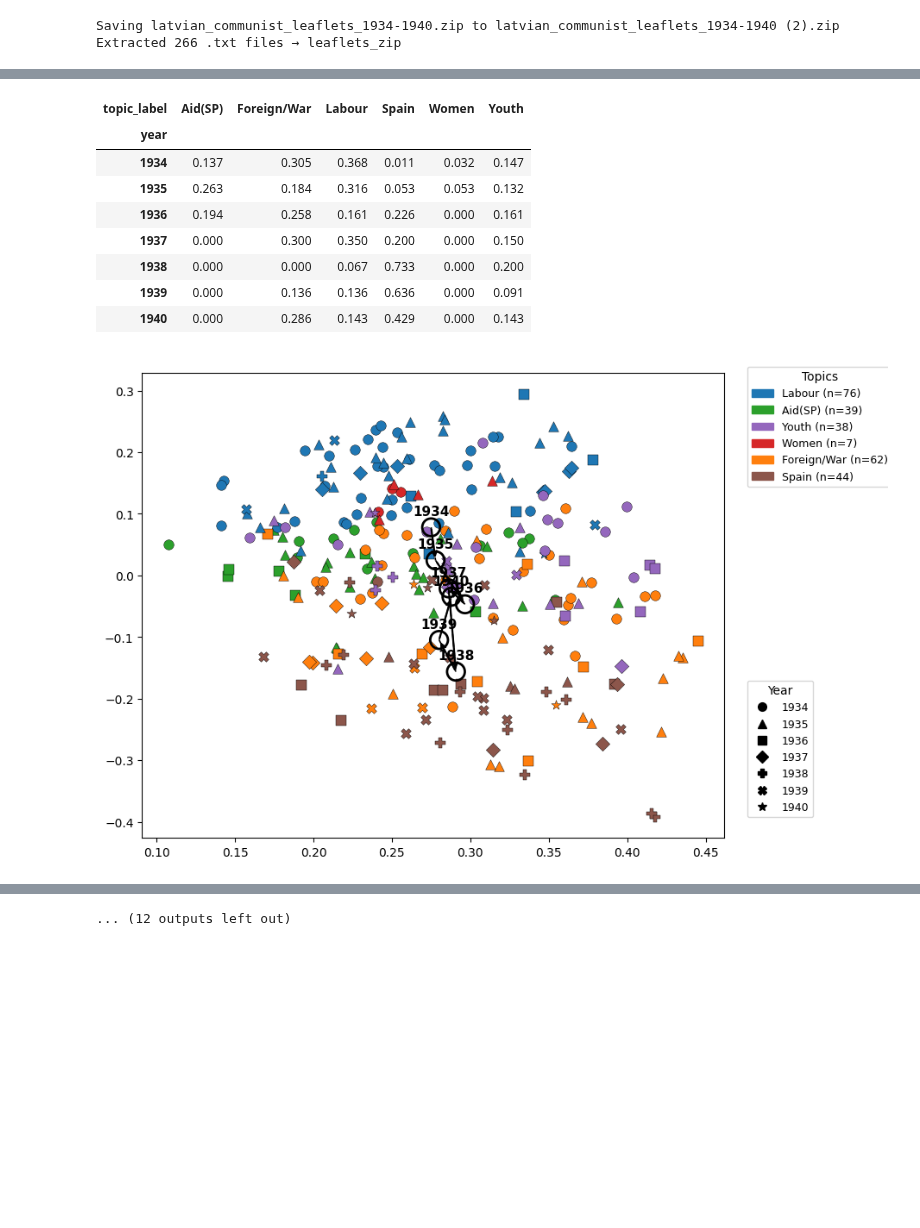
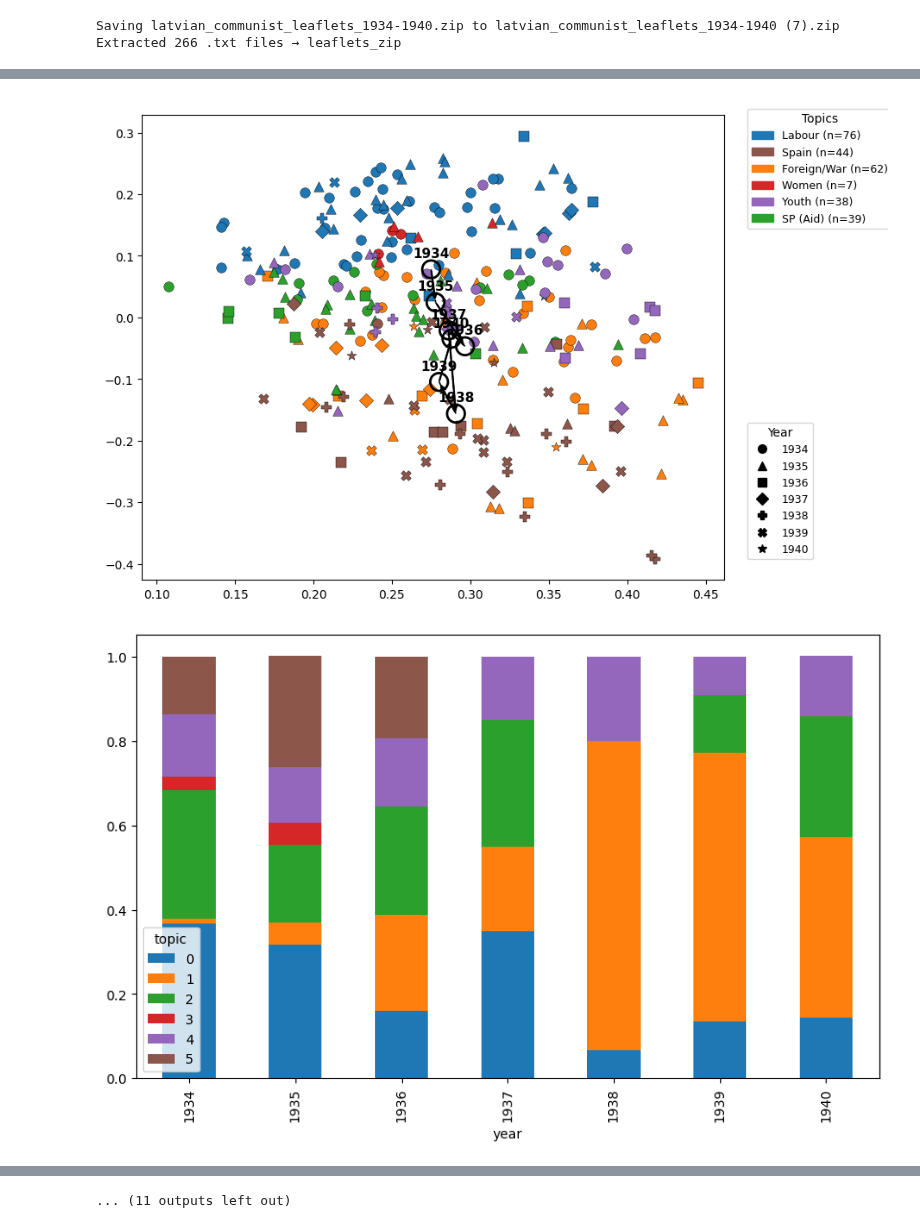
Before and after one commit to Vladusty/latvian-communist-leaflet-corpus-1934-1940, a Jupyter notebook: notebooks/leaflet_tfidf_topic_modeling_nmf_notebook/leaflet_tfidf_topic_modeling_nmf_1934_1940.ipynb, the cells around one changed output, grey strips where cells are left out. Drawn from its saved outputs; the diff is of its cells as text; code cells hidden in the pictures; blank space fills up the shorter version.

```diff
--- a/notebooks/leaflet_tfidf_topic_modeling_nmf_notebook/leaflet_tfidf_topic_modeling_nmf_1934_1940.ipynb
+++ b/notebooks/leaflet_tfidf_topic_modeling_nmf_notebook/leaflet_tfidf_topic_modeling_nmf_1934_1940.ipynb
@@ -111,23 +111,24 @@ display(df[['file_name','topic','topic_score','topic_keywords']].head(10))
 # --- Semantic labels for topics by keywords ---
 import re
 
-def label_topic(words):
-    txt = " ".join(words)
-    if re.search(r'spānij|spāņu', txt):                   return 'Spain'
-    if re.search(r'\bsieviet', txt):                      return 'Women'
-    if re.search(r'sarkan|palīdz|cietum|politiesl', txt): return 'Aid(SP)'   # Sarkanā Palīdzība
-    if re.search(r'jaunatn|skol', txt):                   return 'Youth'
-    if re.search(r'sprs|padomju|kar|vāci|miers|baltij', txt): return 'Foreign/War'
-    if re.search(r'strādniek|alga|arodbiedr|bezdarb', txt):   return 'Labour'
-    return 'Other'
+topic_labels = {
+    0: 'Labour',
+    1: 'Spain',
+    2: 'Foreign/War',
+    3: 'Women',
+    4: 'Youth',
+    5: 'SP (Aid)',
+}
 
-topic_labels = {k: label_topic(topics_words[k]) for k in range(N_TOPICS)}
 df['topic_label'] = df['topic'].map(topic_labels)
 
 display(pd.DataFrame([
-    {'topic_id': k, 'label': topic_labels[k], 'top_words': ", ".join(topics_words[k][:6])}
+    {'topic_id': k,
+     'label': topic_labels[k],
+     'top_words': ", ".join(topics_words[k][:6])}
     for k in range(N_TOPICS)
 ]))
+
 
 
 # %%
@@ -167,13 +168,12 @@ x = coords[:, 0] + rng.normal(0, jitter, len(coords))
 y = -coords[:, 1] + rng.normal(0, jitter, len(coords))
 
 label_palette = {
-    'Labour':      '#1f77b4',
-    'Aid(SP)':     '#2ca02c',
-    'Youth':       '#9467bd',
-    'Women':       '#d62728',
+    'Labour':           '#1f77b4',
+    'Spain':            '#8c564b',
     'Foreign/War': '#ff7f0e',
-    'Spain':       '#8c564b',
-    'Other':       '#7f7f7f',
+    'Women':            '#d62728',
+    'Youth':            '#9467bd',
+    'SP (Aid)':         '#2ca02c',
 }
 
 def extract_year(name):
@@ -241,7 +241,6 @@ from matplotlib.lines import Line2D
 
 LEG_FONTSIZE = 9
 
-# считаем, сколько документов в каждом тематическом лейбле
 topic_counts = labels.value_counts()
 
 topic_handles = []
@@ -288,17 +287,33 @@ _ = side_ax.legend(
 
 # Topic mix by year
 tab = (df.dropna(subset=['year'])
-         .pivot_table(index='year', columns='topic_label', values='file_name', aggfunc='count', fill_value=0))
+         .pivot_table(index='year',
+                      columns='topic',
+                      values='file_name',
+                      aggfunc='count',
+                      fill_value=0))
+
 tab_pct = tab.div(tab.sum(axis=1), axis=0).round(3)
-display(tab)       # absolute
-display(tab_pct)   # relative
+tab_pct.plot(kind='bar', stacked=True, figsize=(10,6))
+
 
 # --- stacked bar (robust: fill missing topic columns with 0 and keep a fixed order)
-import matplotlib.pyplot as plt
+tab = (df.dropna(subset=['year'])
+         .pivot_table(index='year',
+                      columns='topic_label',
+                      values='file_name',
+                      aggfunc='count',
+                      fill_value=0))
+
+tab_pct = tab.div(tab.sum(axis=1), axis=0).round(3)
 
 colors = {
-    'Labour':'#1f77b4','Aid(SP)':'#2ca02c','Youth':'#9467bd',
-    'Women':'#d62728','Foreign/War':'#ff7f0e','Spain':'#8c564b','Other':'#7f7f7f'
+    'Labour':           '#1f77b4',
+    'Spain':            '#8c564b',
+    'Foreign/War': '#ff7f0e',
+    'Women':            '#d62728',
+    'Youth':            '#9467bd',
+    'SP (Aid)':         '#2ca02c',
 }
 
 tab_pct_plot = tab_pct.reindex(columns=list(colors.keys()), fill_value=0)
@@ -314,6 +329,7 @@ ax.set_xlabel('Year')
 ax.set_ylim(0, 1)
 ax.legend(bbox_to_anchor=(1.02, 1), loc='upper left')
 plt.show()
+
 
 # --- 1935 vs 1934: what words have risen and fallen ---
 import numpy as np, pandas as pd
@@ -398,7 +414,7 @@ print(f"Saved {CSV_NAME}")
 # %% [output]
 Please upload your ZIP file (with .txt leaflets inside):
 [interactive output not drawn]
-Saving latvian_communist_leaflets_1934-1940.zip to latvian_communist_leaflets_1934-1940 (2).zip
+Saving latvian_communist_leaflets_1934-1940.zip to latvian_communist_leaflets_1934-1940 (7).zip
 Extracted 266 .txt files → leaflets_zip
 |  | file_name | raw | text | clean |
 | 0 | revl-n154-LKP_CK_LKJS_CK_LSSZP_CK... | id: 154\nfile_name: revl-n154-LKP... | Bez cīņas nav uzvaras! Visu zemju... | cīņas uzvaras visu zemju proletār... |
@@ -450,10 +457,2 @@ Topic 5:  latvijas, palīdzības, sarkanās palīdzības, darba, sarkanās, faš
-| topic_label | Aid(SP) | Foreign/War | Labour | Spain | Women | Youth |
-| year |  |  |  |  |  |  |
-| 1934 | 0.137 | 0.305 | 0.368 | 0.011 | 0.032 | 0.147 |
-| 1935 | 0.263 | 0.184 | 0.316 | 0.053 | 0.053 | 0.132 |
-| 1936 | 0.194 | 0.258 | 0.161 | 0.226 | 0.000 | 0.161 |
-| 1937 | 0.000 | 0.300 | 0.350 | 0.200 | 0.000 | 0.150 |
-| 1938 | 0.000 | 0.000 | 0.067 | 0.733 | 0.000 | 0.200 |
-| 1939 | 0.000 | 0.136 | 0.136 | 0.636 | 0.000 | 0.091 |
-| 1940 | 0.000 | 0.286 | 0.143 | 0.429 | 0.000 | 0.143 |
-[figure, old version]
+[figure, new version]
+[figure, added]
@@ -460 +460 @@ Topic 5:  latvijas, palīdzības, sarkanās palīdzības, darba, sarkanās, faš
-... (12 outputs left out)
+... (11 outputs left out)
```
Also changed, not shown: parts of 1 cell of this notebook.
